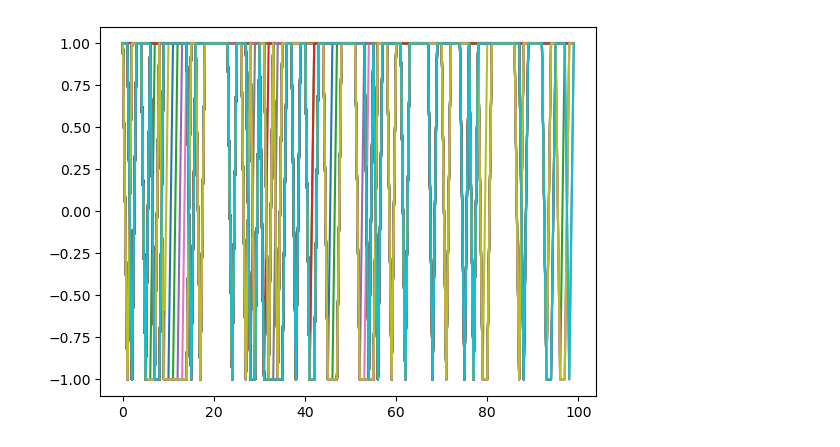
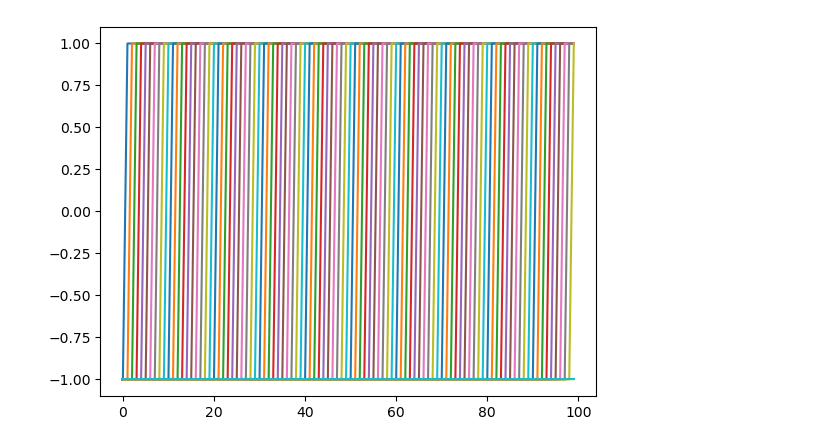
Before and after one commit to shepai/Chaos-Robotics, a Jupyter notebook: Simulation/cpg.ipynb, the cells around one changed output. Saved outputs shown, nothing was run; the diff lists cells and outputs as text; code cells hidden in the pictures.

```diff
--- a/Simulation/cpg.ipynb
+++ b/Simulation/cpg.ipynb
@@ -4,16 +4,15 @@ import matplotlib.pyplot as plt
 from IPython.display import clear_output
 # %%
 class CPG:
-    def __init__(self, num_neurons, layers, coupling_strength):
+    def __init__(self, num_neurons, coupling_strength):
         self.num_neurons = num_neurons
-        self.layers=layers
         self.coupling_strength = coupling_strength
         self.phase_offset = np.random.uniform(-np.pi, np.pi, size=num_neurons)
         self.frequency = np.random.uniform(0.5, 2.0, size=num_neurons)
         #self.amplitude = np.random.uniform(0.5, 2.0, size=num_neurons)
         self.bias = np.random.uniform(-1.0, 1.0, size=num_neurons)
-        self.phase = np.zeros((num_neurons,layers))
-        self.output = np.zeros((num_neurons,layers))
+        self.phase = np.zeros((num_neurons,))
+        self.output = np.zeros((num_neurons,))
         self.weights = np.random.uniform(-1.0, 1.0, size=(num_neurons, num_neurons))
         self.num_genes = (self.weights.flatten().shape[0]+
                           self.bias.flatten().shape[0]+
@@ -24,16 +23,17 @@ class CPG:
         coupling = self.coupling_strength * np.dot(self.output.T,self.weights)
 
         # Update the phase of each neuron
-        self.phase += np.add((2 * np.pi * self.frequency * dt).reshape(self.num_neurons,1),
-                                coupling.reshape(self.num_neurons,self.layers))
+        self.phase += np.add((2 * np.pi * self.frequency * dt),
+                                coupling)
         # Calculate the output of each neuron
         self.output = np.sin(self.phase ) + self.bias.reshape(self.num_neurons,1)
 
         # Add inputs from sensors to the output
         self.output = np.add(self.output ,inputs)
+        self.output=np.sum(self.output,axis=1)
     def reset(self):
-        self.phase = np.zeros((self.num_neurons,self.layers))
-        self.output = np.zeros((self.num_neurons,self.layers))
+        self.phase = np.zeros((self.num_neurons,))
+        self.output = np.zeros((self.num_neurons,))
     def set_genes(self,genotype):
         self.weights=genotype[0:self.weights.flatten().shape[0]].reshape(self.num_neurons,self.num_neurons)
         self.bias=genotype[self.weights.flatten().shape[0]:self.weights.flatten().shape[0]+self.bias.flatten().shape[0]]
@@ -52,18 +47,22 @@ cpg.set_genes(genotype)
+# %%
+cpg=CPG(12,1)
 # %%
-
-a=np.ones((100,6,2))
+inputs=np.random.normal(0,2,(12,))
+genotype=np.random.normal(0,1,(cpg.num_genes))
+cpg.set_genes(genotype)
+a=np.ones((100,12,))
 for i in range(100):
     cpg.step(inputs,0.01)
     instruct=np.tanh(cpg.output)
     instruct[instruct<0]=-1
     instruct[instruct>=0]=1
     a[i]=instruct
     #plt.imshow(instruct.reshape(5,1))
     clear_output()
     plt.cla
     plt.plot(np.squeeze(a)[:,0])
     #plt.pause(0.05)
 
 plt.show()
 # %% [output]
-[figure, old version]
+[figure, new version]
```
Also changed, not shown: parts of 3 cells of this notebook.
